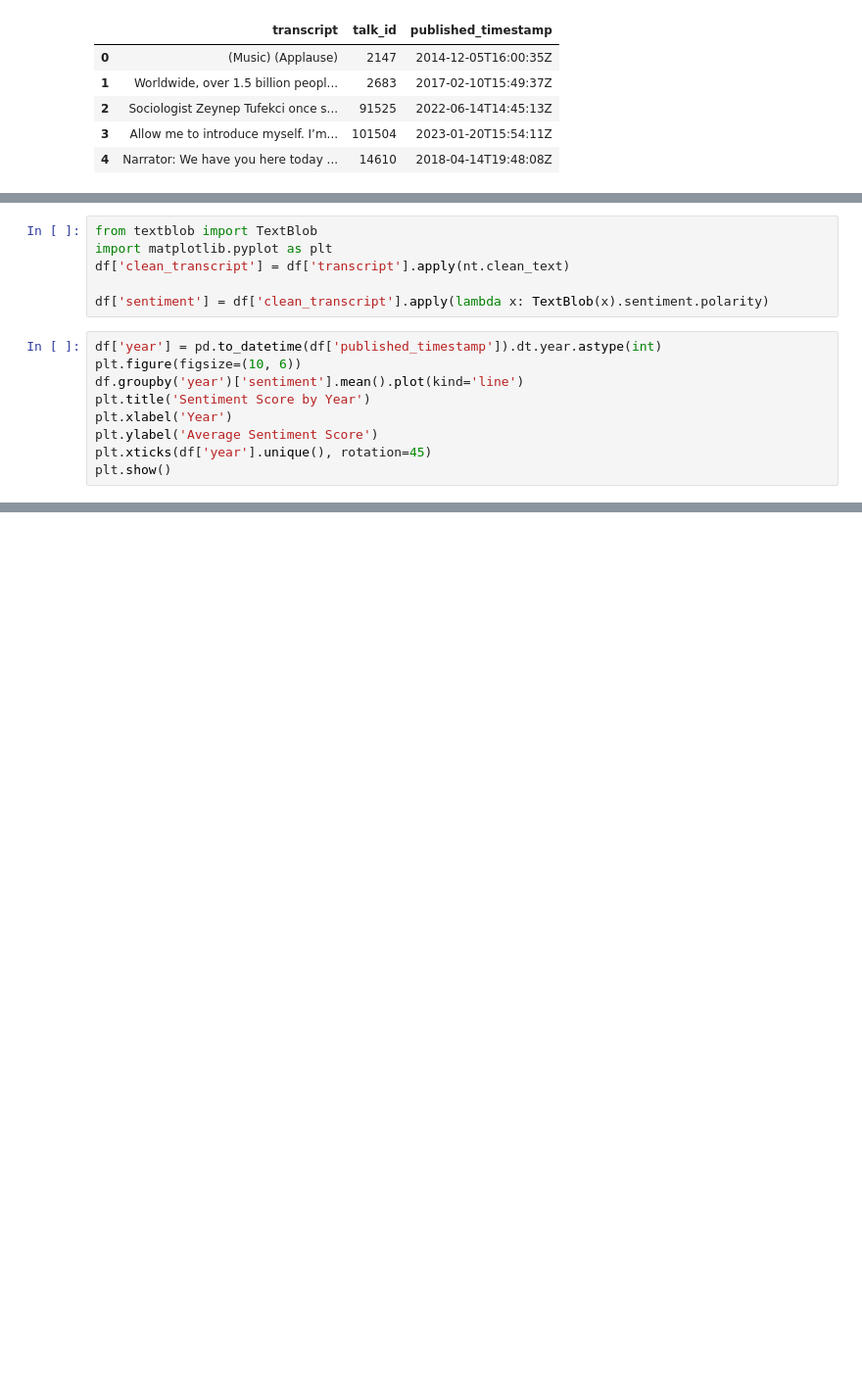
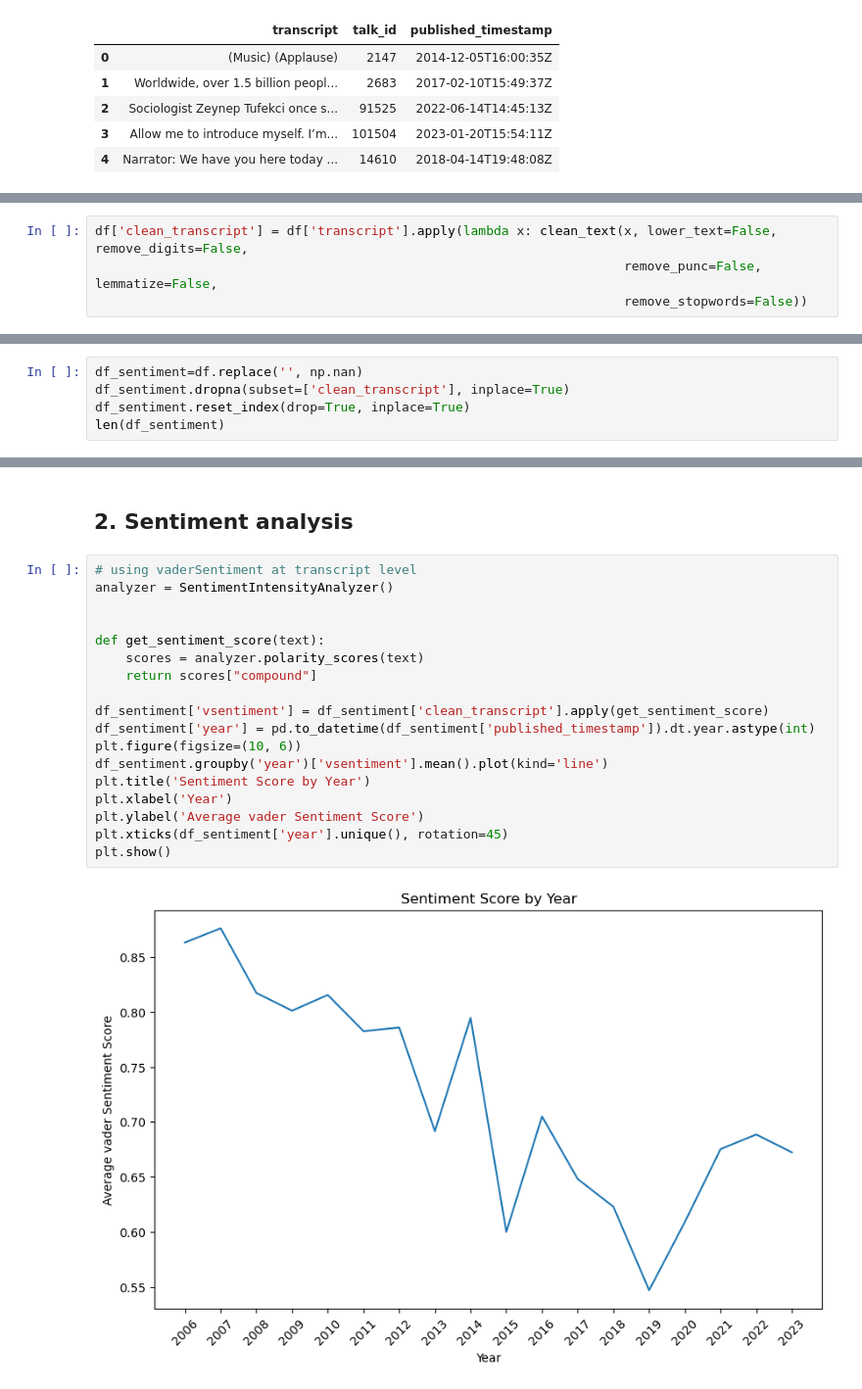
Before and after one commit to women-in-ai-ireland/September-2023-Group-001, a Jupyter notebook: SentimentAnalysis/SentimentAnalysis.ipynb, the cells around one changed output, grey strips where cells are left out. Shown at 98% size. Saved outputs shown, nothing was run; the diff lists cells and outputs as text; blank space fills up the shorter version.

Commit message:
adding sentiment analysis and cosine similarity

```diff
--- a/SentimentAnalysis/SentimentAnalysis.ipynb
+++ b/SentimentAnalysis/SentimentAnalysis.ipynb
@@ -296,15 +113,0 @@ remove_special_characters("Well this was fun! What do you think? 123#@!",
-# %%
-from textblob import TextBlob
-import matplotlib.pyplot as plt
-df['clean_transcript'] = df['transcript'].apply(nt.clean_text)
-
-df['sentiment'] = df['clean_transcript'].apply(lambda x: TextBlob(x).sentiment.polarity)
-# %%
-df['year'] = pd.to_datetime(df['published_timestamp']).dt.year.astype(int)
-plt.figure(figsize=(10, 6))
-df.groupby('year')['sentiment'].mean().plot(kind='line')
-plt.title('Sentiment Score by Year')
-plt.xlabel('Year')
-plt.ylabel('Average Sentiment Score')
-plt.xticks(df['year'].unique(), rotation=45)
-plt.show()
@@ -371,0 +158,4 @@ plt.show()
+# %%
+df['clean_transcript'] = df['transcript'].apply(lambda x: clean_text(x, lower_text=False, remove_digits=False,
+                                                                     remove_punc=False, lemmatize=False,
+                                                                     remove_stopwords=False))
@@ -371,0 +164,5 @@ plt.show()
+# %%
+df_sentiment=df.replace('', np.nan)
+df_sentiment.dropna(subset=['clean_transcript'], inplace=True)
+df_sentiment.reset_index(drop=True, inplace=True)
+len(df_sentiment)
@@ -371,0 +175,22 @@ plt.show()
+# %% [markdown]
+## 2. Sentiment analysis
+# %%
+# using vaderSentiment at transcript level
+analyzer = SentimentIntensityAnalyzer()
+
+
+def get_sentiment_score(text):
+    scores = analyzer.polarity_scores(text)
+    return scores["compound"]
+
+df_sentiment['vsentiment'] = df_sentiment['clean_transcript'].apply(get_sentiment_score)
+df_sentiment['year'] = pd.to_datetime(df_sentiment['published_timestamp']).dt.year.astype(int)
+plt.figure(figsize=(10, 6))
+df_sentiment.groupby('year')['vsentiment'].mean().plot(kind='line')
+plt.title('Sentiment Score by Year')
+plt.xlabel('Year')
+plt.ylabel('Average vader Sentiment Score')
+plt.xticks(df_sentiment['year'].unique(), rotation=45)
+plt.show()
+# %% [output]
+[figure, added]
```
Also changed, not shown: parts of 66 cells of this notebook.
